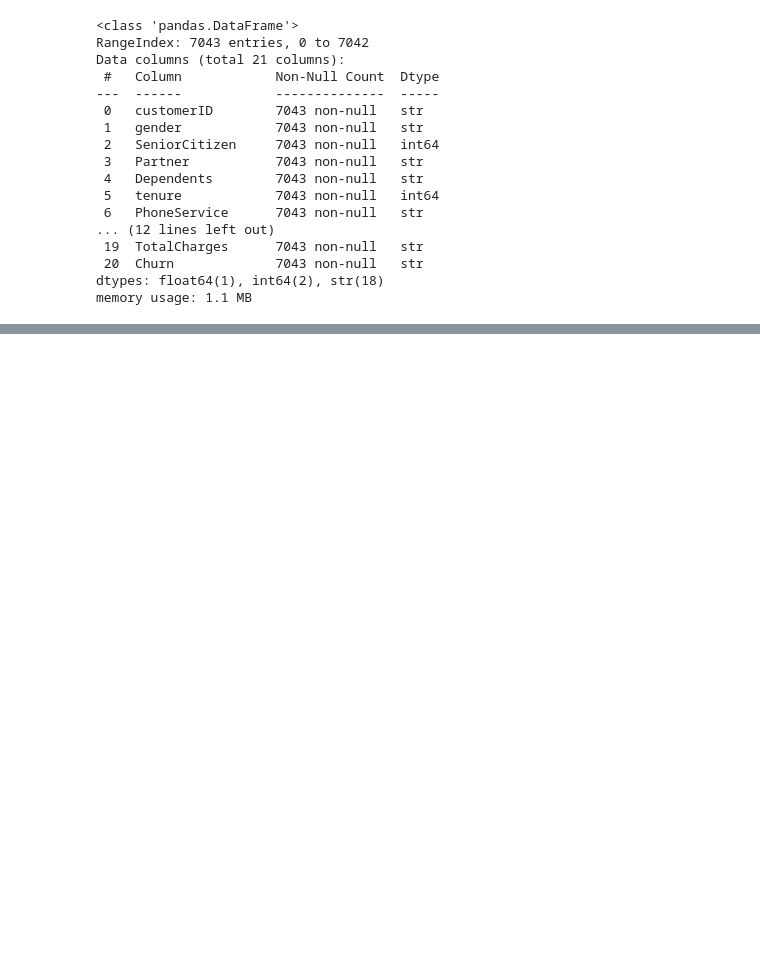
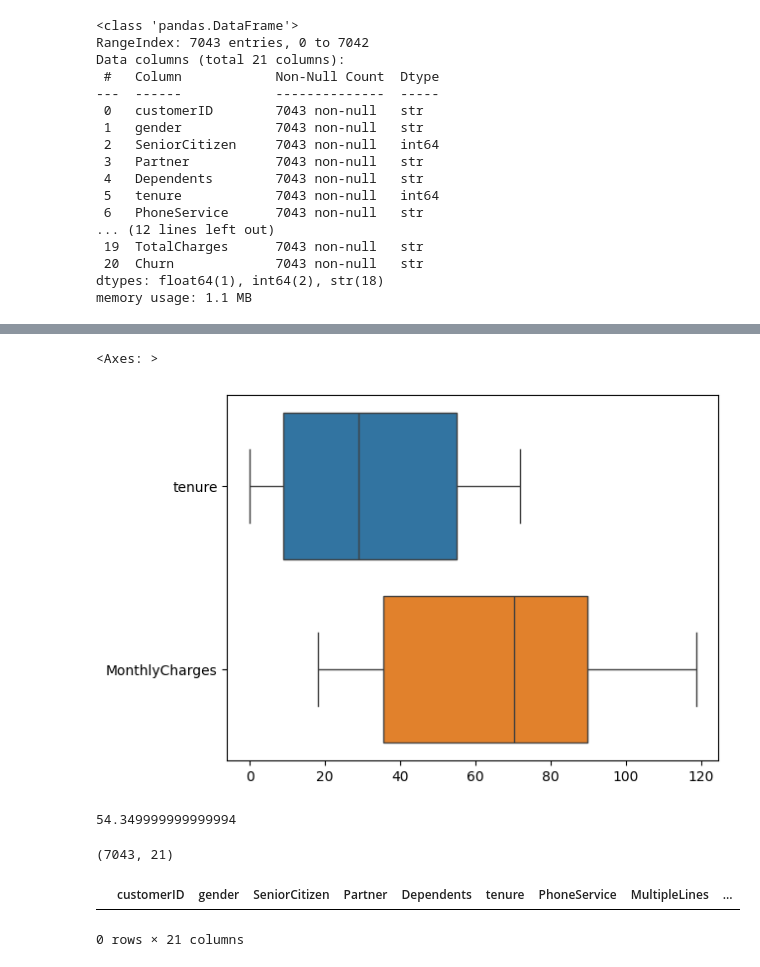
Before and after one commit to BejenaruIoanMatei/Churn-Analysis-Prediction, a Jupyter notebook: scripts/EDA.ipynb, the cells around one changed output, grey strips where cells are left out. Saved outputs shown, nothing was run; the diff lists cells and outputs as text; code cells hidden in the pictures; blank space fills up the shorter version.

```diff
--- a/scripts/EDA.ipynb
+++ b/scripts/EDA.ipynb
@@ -55,0 +192,21 @@ df.head(n=3)
+# %%
+sns.boxplot(data=df[["tenure", "MonthlyCharges"]], orient="h")
+# %% [output]
+<Axes: >
+[figure, added]
+# %%
+Q1 = df['MonthlyCharges'].quantile(0.25)
+Q3 = df['MonthlyCharges'].quantile(0.75)
+IQR = Q3 - Q1
+print(IQR)
+# %% [output]
+54.349999999999994
+# %%
+df.shape
+# %% [output]
+(7043, 21)
+# %%
+df[((df['MonthlyCharges'] < (Q1 - 1.5 * IQR)) |(df['MonthlyCharges'] > (Q3 + 1.5 * IQR)))]
+# %% [output]
+|  | customerID | gender | SeniorCitizen | Partner | Dependents | tenure | PhoneService | MultipleLines | ... |
+0 rows × 21 columns
```
Also changed, not shown: parts of 66 cells of this notebook, 2 other files.
